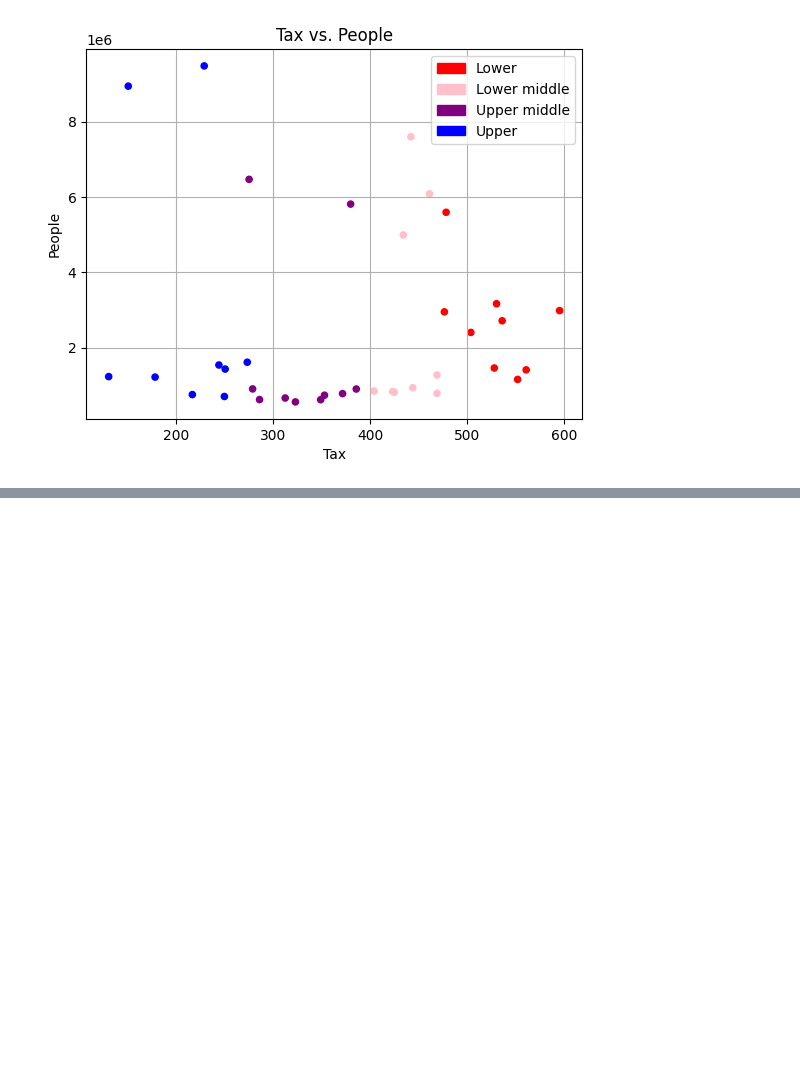
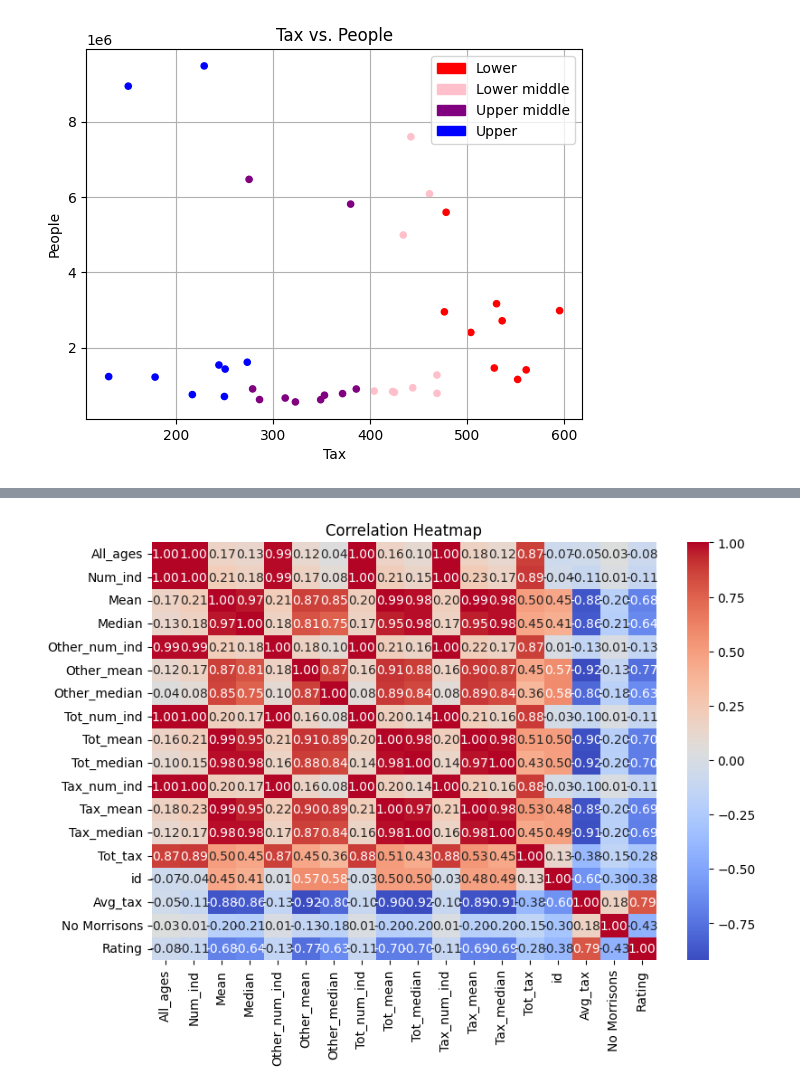
Before and after one commit to Katie-Maddick/University-Big-Data-Project, a Jupyter notebook: Project_26313331/Project.ipynb, the cells around one changed output, grey strips where cells are left out. Cells and saved outputs as stored; diff of their text form; code cells hidden in the pictures; blank space fills up the shorter version.

```diff
--- a/Project_26313331/Project.ipynb
+++ b/Project_26313331/Project.ipynb
@@ -116,12 +116,13 @@ Data = Data.withColumn("id", monotonically_increasing_id())
 codes = [row.Code for row in Data.select('Code').collect()]
 
 # Temporary store for string data types with primary key
-Temp_Store = Data.select('id','Code','Area')
+Temp_Store = Data.select('id','Code','Area','Geography')
 Temp_Store = Temp_Store.withColumnRenamed('id', 'id1')
 
 # Drop string data type columns
 Data = Data.drop(col('Code'))
 Data = Data.drop(col('Area'))
+Data = Data.drop(col('Geography'))
 
 # Changes data type
 for c in Data.columns:
@@ -133,5 +134,5 @@ Cast_Data = Cast_Data.drop(col('id1'))
 
 Cast_Data = Cast_Data.filter(Cast_Data.id!=0)
 
-Cond_Pop.show()
+Cast_Data.show()
 # %% [output]
@@ -291,24 +319,53 @@ ValueError: Length of values (35) does not match length of index (11)
 # %%
 # Imports
-#from sklearn.ensemble import RandomForestClassifier # pip3 install -U scikit-learn scipy matplotlib
-from pyspark.ml.classification import RandomForestClassifier # pip install setuptools
-from pyspark.ml.evaluation import RegressionEvaluator
-from pyspark.ml.feature import VectorAssembler
-from pyspark.ml.feature import StandardScaler
+#from sklearn.ensemble import RandomForestClassifier
+# pip install setuptools
+from sklearn.model_selection import train_test_split
+from sklearn.linear_model import LinearRegression
+from sklearn.metrics import mean_absolute_error,mean_squared_error, r2_score
+import seaborn as sns # pip install seaborn
 
-#Cast_Data.printSchema()
+# Linear regression and Correlation Matrix
+
+temp_dat = Dat
+temp_dat = temp_dat.drop(columns=['Code','Area','Geography','Class','Region'])
+
+# Select predictors
+X=Dat[['Rating']]
+y=Dat['Avg_tax']
+
+# Correlation matrix
+corr_matrix = temp_dat.corr()
+plt.figure(figsize=(9,6))
+sns.heatmap(corr_matrix, annot=True, cmap='coolwarm', fmt='.2f')
+plt.title('Correlation Heatmap')
+plt.show()
 
 # Split data
-train_data, test_data = Cast_Data.randomSplit([0.8, 0.2])
+X_train, X_test, y_train, y_test = train_test_split(X, y, test_size=0.2, random_state=42)
 
 # Create classifier
-rf = RandomForestClassifier()
-
-# Create target data
-#Cast_Data.summary().show()
-
-Cast_Data.show()
+lr = LinearRegression()
 
 # Create model
-#model = rf.fit(train_data)
+lr.fit(X_train, y_train)
+
+# Print the regression coefficients
+print ('Regression Coefficient (slope): ', lr.coef_)
+print('Intercept: ', lr.intercept_)
+
+# Predicts
+y_pred = lr.predict(X_test)
+
+# Evaluation
+# Compute MAE, RMSE, and R2
+mae = mean_absolute_error(y_test,y_pred)
+rmse = np.sqrt(mean_squared_error(y_test,y_pred))
+r2= r2_score(y_test,y_pred)
+
+# print the evaluation metrics
+print(f'Mean Absolute Error: {mae}')
+print(f'Rppt Mean Squared Error: {rmse}')
+print(f'Coefficient of determination: {r2}')
 # %% [output]
+[figure, added]
```
Also changed, not shown: parts of 12 cells of this notebook.
